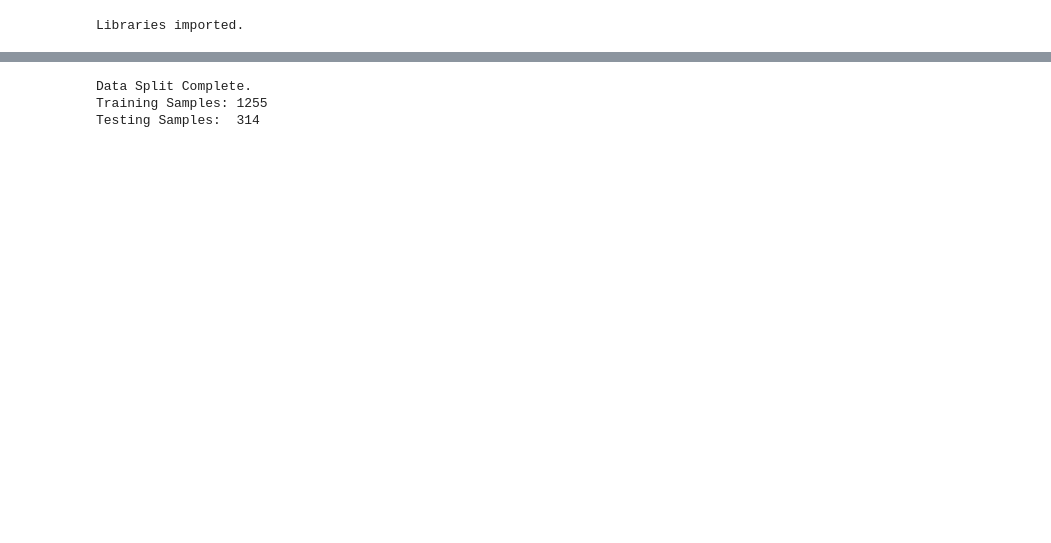
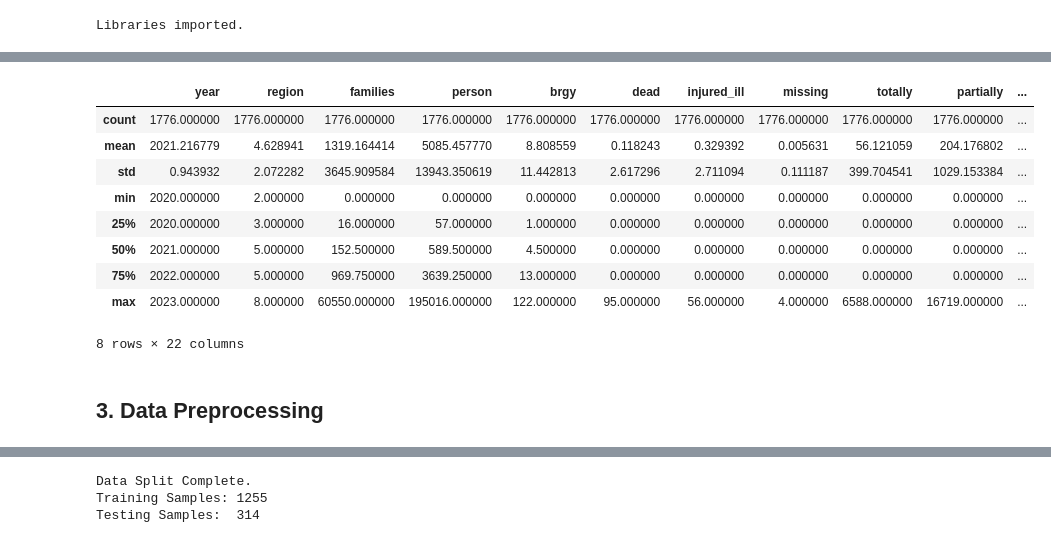
Before and after one commit to hirajya/K-Prototypes-Clustering-Algorithm-for-Post-Tropical-Cyclone-Impact-Profiling-in-the-Philippines, a Jupyter notebook: notebooks/Outcome Prediction/lr-predictions/families/families.ipynb, the cells around one changed output, grey strips where cells are left out. Drawn from its saved outputs; the diff is of its cells as text; code cells hidden in the pictures; blank space fills up the shorter version.

Commit message:
Added Missing File Changes (LR)

```diff
--- a/notebooks/Outcome Prediction/lr-predictions/families/families.ipynb
+++ b/notebooks/Outcome Prediction/lr-predictions/families/families.ipynb
@@ -82,0 +47,30 @@ Rows Removed: 207
+# %%
+# ==========================================
+# CELL 2: CONFIGURATION & DATA LOADING
+# ==========================================
+TARGET_COLUMN = 'families'
+INPUT_FILE = '../../../../data/typhoon_impact_with_extreme_weather.csv'
+
+try:
+    print(f"LOADING DATASET...")
+    df = pd.read_csv(INPUT_FILE)
+
+    # Standardize Column Names (Lowercase, underscores)
+    df.columns = df.columns.str.lower().str.strip().str.replace(' ', '_').str.replace('/', '_')
+
+    # Rename columns to standard format
+    rename_map = {
+        'typhoon': 'typhoon_name',
+        'wind_speed': 'max_sustained_wind_kph',
+        'rainfall': 'max_24hr_rainfall_mm',
+        'pressure': 'min_pressure_hpa',
+        'storm_rainfall': 'total_storm_rainfall_mm'
+    }
+    df.rename(columns=rename_map, inplace=True)
+
+    print(f"Data Loaded Successfully.")
+    print(f"Total Rows: {len(df)}")
+    print(f"Columns: {list(df.columns)}")
+
+except FileNotFoundError:
+    print(f"Error: '{INPUT_FILE}' not found.")
@@ -127,0 +112,15 @@ dtype: int64
+# %%
+df.describe()
+# %% [output]
+|  | year | region | families | person | brgy | dead | injured_ill | missing | totally | partially | ... |
+| count | 1776.000000 | 1776.000000 | 1776.000000 | 1776.000000 | 1776.000000 | 1776.000000 | 1776.000000 | 1776.000000 | 1776.000000 | 1776.000000 | ... |
+| mean | 2021.216779 | 4.628941 | 1319.164414 | 5085.457770 | 8.808559 | 0.118243 | 0.329392 | 0.005631 | 56.121059 | 204.176802 | ... |
+| std | 0.943932 | 2.072282 | 3645.909584 | 13943.350619 | 11.442813 | 2.617296 | 2.711094 | 0.111187 | 399.704541 | 1029.153384 | ... |
+| min | 2020.000000 | 2.000000 | 0.000000 | 0.000000 | 0.000000 | 0.000000 | 0.000000 | 0.000000 | 0.000000 | 0.000000 | ... |
+| 25% | 2020.000000 | 3.000000 | 16.000000 | 57.000000 | 1.000000 | 0.000000 | 0.000000 | 0.000000 | 0.000000 | 0.000000 | ... |
+| 50% | 2021.000000 | 5.000000 | 152.500000 | 589.500000 | 4.500000 | 0.000000 | 0.000000 | 0.000000 | 0.000000 | 0.000000 | ... |
+| 75% | 2022.000000 | 5.000000 | 969.750000 | 3639.250000 | 13.000000 | 0.000000 | 0.000000 | 0.000000 | 0.000000 | 0.000000 | ... |
+| max | 2023.000000 | 8.000000 | 60550.000000 | 195016.000000 | 122.000000 | 95.000000 | 56.000000 | 4.000000 | 6588.000000 | 16719.000000 | ... |
+8 rows × 22 columns
+# %% [markdown]
+## 3. Data Preprocessing
```
Also changed, not shown: parts of 29 cells of this notebook, 1 other file.
